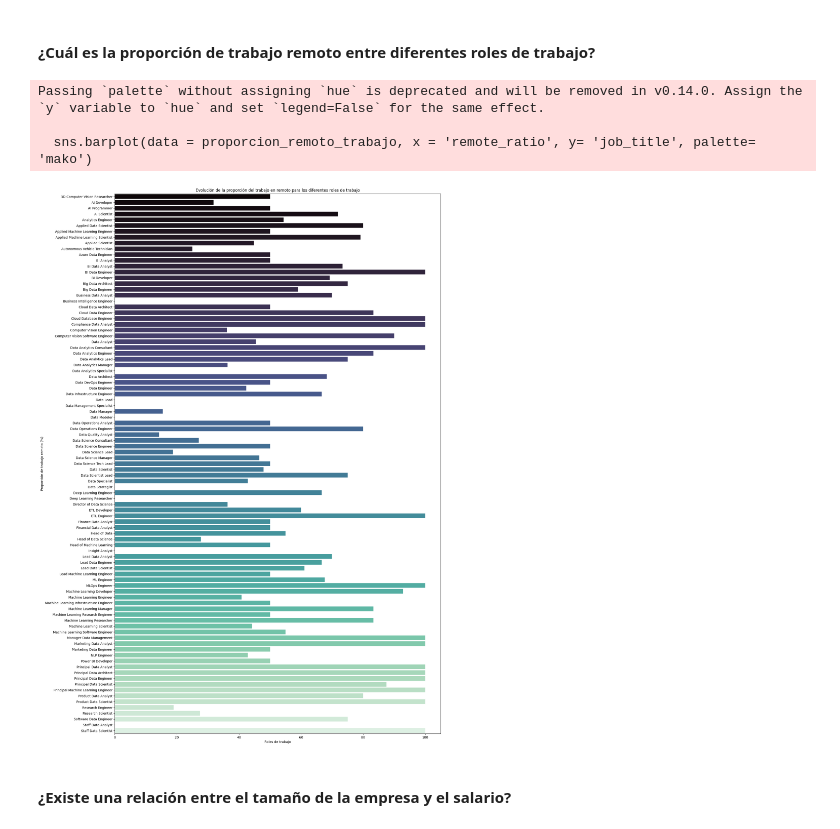
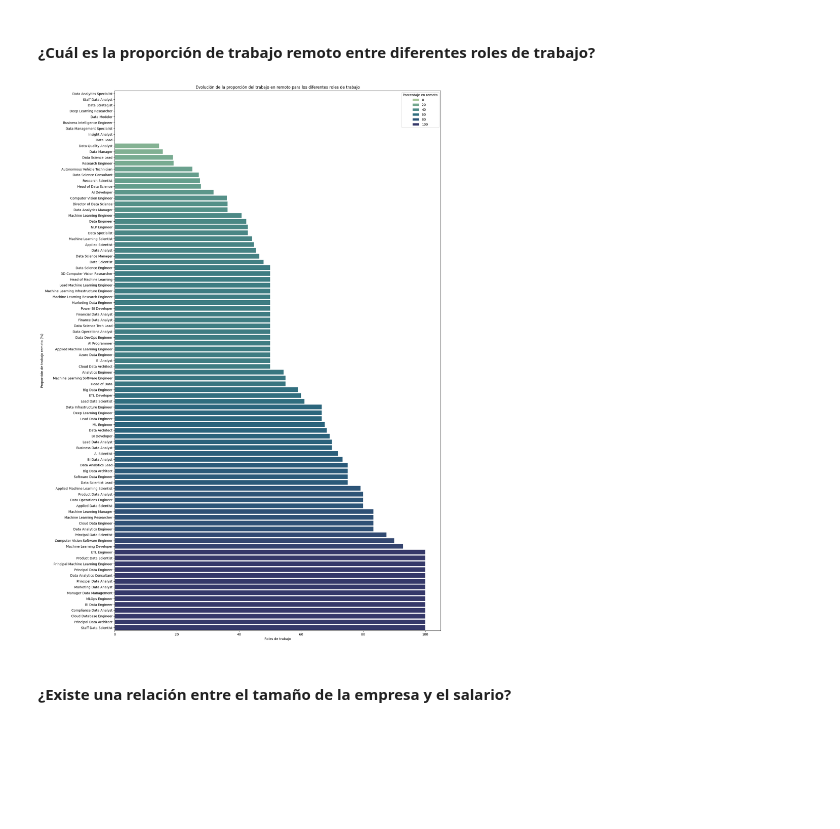
Before and after one commit to DanielaRosero/DataScienceSalary, a Jupyter notebook: notebook.ipynb, the cells around one changed output. Cells and saved outputs as stored; diff of their text form; code cells hidden in the pictures; blank space fills up the shorter version.

```diff
--- a/notebook.ipynb
+++ b/notebook.ipynb
@@ -296,19 +277,19 @@ plt.show()
 [figure]
 # %% [markdown]
 #### ¿Cuál es la proporción de trabajo remoto entre diferentes roles de trabajo?
+# %%
+proporcion_remoto = df.groupby('job_title')['remote_ratio'].mean().reset_index()
+proporcion_remoto_trabajo = proporcion_remoto.sort_values(by='remote_ratio')
 # %%
-proporcion_remoto_trabajo = df.groupby('job_title')['remote_ratio'].mean().reset_index()
 plt.figure(figsize=(18, 30))
-sns.barplot(data = proporcion_remoto_trabajo, x = 'remote_ratio', y= 'job_title', palette= 'mako')
+sns.barplot(data = proporcion_remoto_trabajo, x = 'remote_ratio', y= 'job_title', palette= 'crest', hue='remote_ratio')
 plt.title("Evolución de la proporción del trabajo en remoto para los diferentes roles de trabajo")
 plt.ylabel("Proporción de trabajo remoto (%)")
 plt.xlabel("Roles de trabajo")
+plt.legend(title='Porcentaje en remoto')
 plt.show()
 # %% [output]
-Passing `palette` without assigning `hue` is deprecated and will be removed in v0.14.0. Assign the `y` variable to `hue` and set `legend=False` for the same effect.
-
-  sns.barplot(data = proporcion_remoto_trabajo, x = 'remote_ratio', y= 'job_title', palette= 'mako')
-[figure, old version]
+[figure, new version]
 # %% [markdown]
 #### ¿Existe una relación entre el tamaño de la empresa y el salario?
 # %%
```
Also changed, not shown: parts of 22 cells of this notebook, 2 other files.
